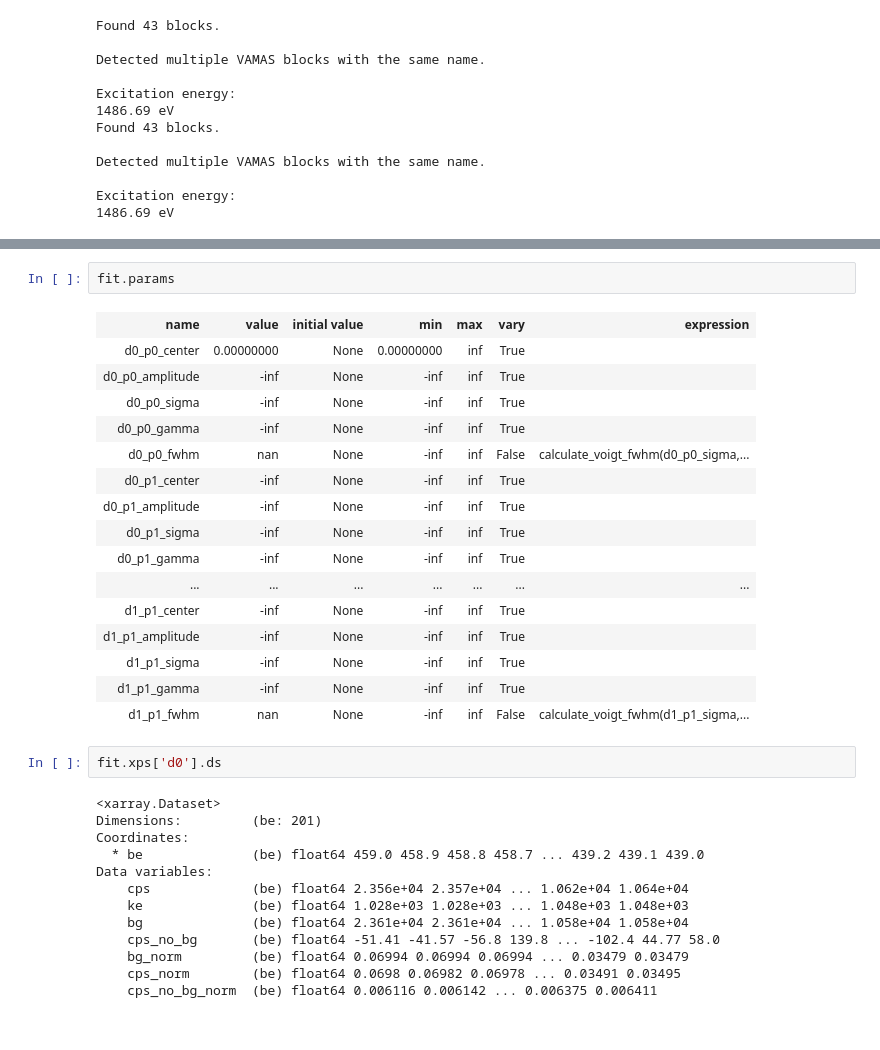
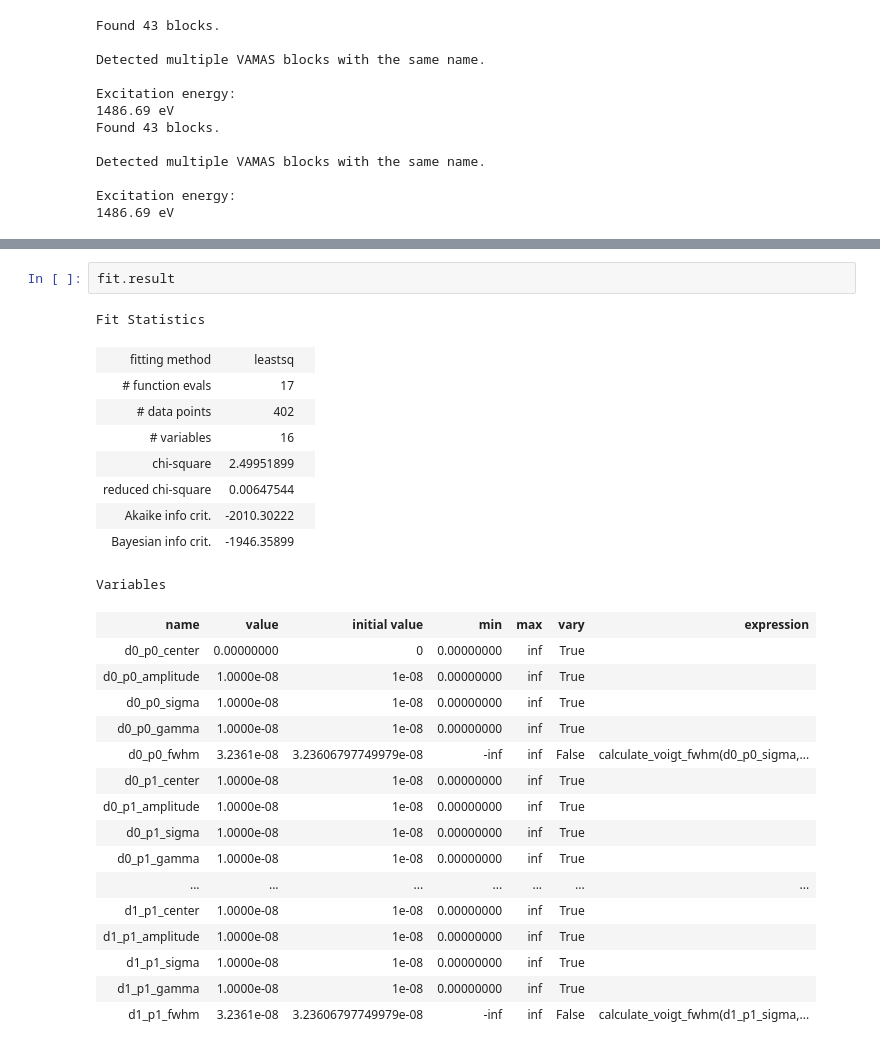
Before and after one commit to picklerixs/meitner, a Jupyter notebook: xarray_test.ipynb, the cells around one changed output, grey strips where cells are left out. Cells and saved outputs as stored; diff of their text form.

```diff
--- a/xarray_test.ipynb
+++ b/xarray_test.ipynb
@@ -35,34 +50,29 @@ fit = meitner.Fit(xps_list, n_peaks=2, first_peak_index=0)
 # %%
-fit.params
+fit.result
 # %% [output]
+Fit Statistics
-| name | value | initial value | min | max | vary | expression |
-| d0_p0_center | 0.00000000 | None | 0.00000000 | inf | True |  |
-| d0_p0_amplitude | -inf | None | -inf | inf | True |  |
-| d0_p0_sigma | -inf | None | -inf | inf | True |  |
-| d0_p0_gamma | -inf | None | -inf | inf | True |  |
-| d0_p0_fwhm | nan | None | -inf | inf | False | calculate_voigt_fwhm(d0_p0_sigma,... |
-| d0_p1_center | -inf | None | -inf | inf | True |  |
-| d0_p1_amplitude | -inf | None | -inf | inf | True |  |
-| d0_p1_sigma | -inf | None | -inf | inf | True |  |
-| d0_p1_gamma | -inf | None | -inf | inf | True |  |
-| ... | ... | ... | ... | ... | ... | ... |
-| d1_p1_center | -inf | None | -inf | inf | True |  |
-| d1_p1_amplitude | -inf | None | -inf | inf | True |  |
-| d1_p1_sigma | -inf | None | -inf | inf | True |  |
-| d1_p1_gamma | -inf | None | -inf | inf | True |  |
-| d1_p1_fwhm | nan | None | -inf | inf | False | calculate_voigt_fwhm(d1_p1_sigma,... |
+| fitting method | leastsq |  |
+| # function evals | 17 |  |
+| # data points | 402 |  |
+| # variables | 16 |  |
+| chi-square | 2.49951899 |  |
+| reduced chi-square | 0.00647544 |  |
+| Akaike info crit. | -2010.30222 |  |
+| Bayesian info crit. | -1946.35899 |  |
+Variables
+| name | value | initial value | min | max | vary | expression |
+| d0_p0_center | 0.00000000 | 0 | 0.00000000 | inf | True |  |
+| d0_p0_amplitude | 1.0000e-08 | 1e-08 | 0.00000000 | inf | True |  |
+| d0_p0_sigma | 1.0000e-08 | 1e-08 | 0.00000000 | inf | True |  |
+| d0_p0_gamma | 1.0000e-08 | 1e-08 | 0.00000000 | inf | True |  |
+| d0_p0_fwhm | 3.2361e-08 | 3.23606797749979e-08 | -inf | inf | False | calculate_voigt_fwhm(d0_p0_sigma,... |
+| d0_p1_center | 1.0000e-08 | 1e-08 | 0.00000000 | inf | True |  |
+| d0_p1_amplitude | 1.0000e-08 | 1e-08 | 0.00000000 | inf | True |  |
+| d0_p1_sigma | 1.0000e-08 | 1e-08 | 0.00000000 | inf | True |  |
+| d0_p1_gamma | 1.0000e-08 | 1e-08 | 0.00000000 | inf | True |  |
+| ... | ... | ... | ... | ... | ... | ... |
+| d1_p1_center | 1.0000e-08 | 1e-08 | 0.00000000 | inf | True |  |
+| d1_p1_amplitude | 1.0000e-08 | 1e-08 | 0.00000000 | inf | True |  |
+| d1_p1_sigma | 1.0000e-08 | 1e-08 | 0.00000000 | inf | True |  |
+| d1_p1_gamma | 1.0000e-08 | 1e-08 | 0.00000000 | inf | True |  |
+| d1_p1_fwhm | 3.2361e-08 | 3.23606797749979e-08 | -inf | inf | False | calculate_voigt_fwhm(d1_p1_sigma,... |
-# %%
-fit.xps['d0'].ds
-# %% [output]
-<xarray.Dataset>
-Dimensions:         (be: 201)
-Coordinates:
-  * be              (be) float64 459.0 458.9 458.8 458.7 ... 439.2 439.1 439.0
-Data variables:
-    cps             (be) float64 2.356e+04 2.357e+04 ... 1.062e+04 1.064e+04
-    ke              (be) float64 1.028e+03 1.028e+03 ... 1.048e+03 1.048e+03
-    bg              (be) float64 2.361e+04 2.361e+04 ... 1.058e+04 1.058e+04
-    cps_no_bg       (be) float64 -51.41 -41.57 -56.8 139.8 ... -102.4 44.77 58.0
-    bg_norm         (be) float64 0.06994 0.06994 0.06994 ... 0.03479 0.03479
-    cps_norm        (be) float64 0.0698 0.06982 0.06978 ... 0.03491 0.03495
-    cps_no_bg_norm  (be) float64 0.006116 0.006142 ... 0.006375 0.006411
```
Also changed, not shown: parts of 5 cells of this notebook, 1 other file.
